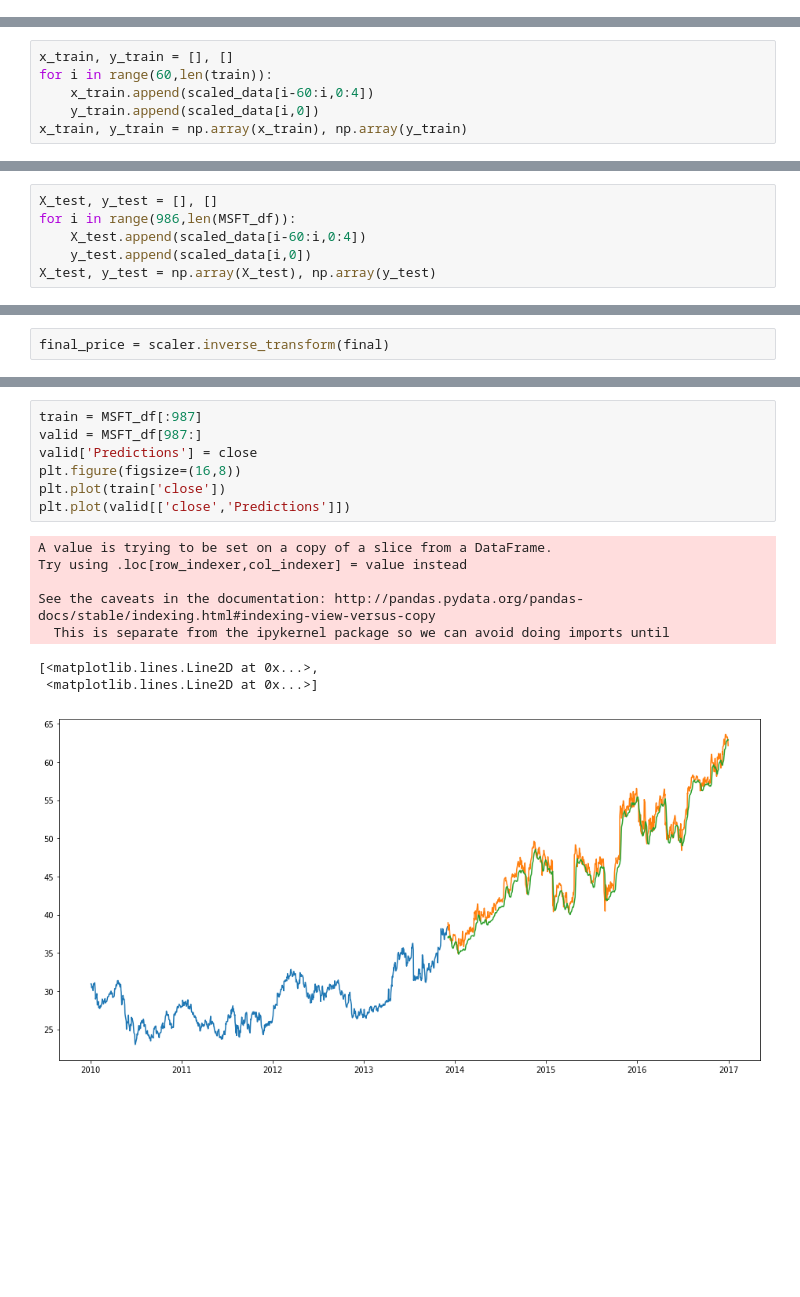
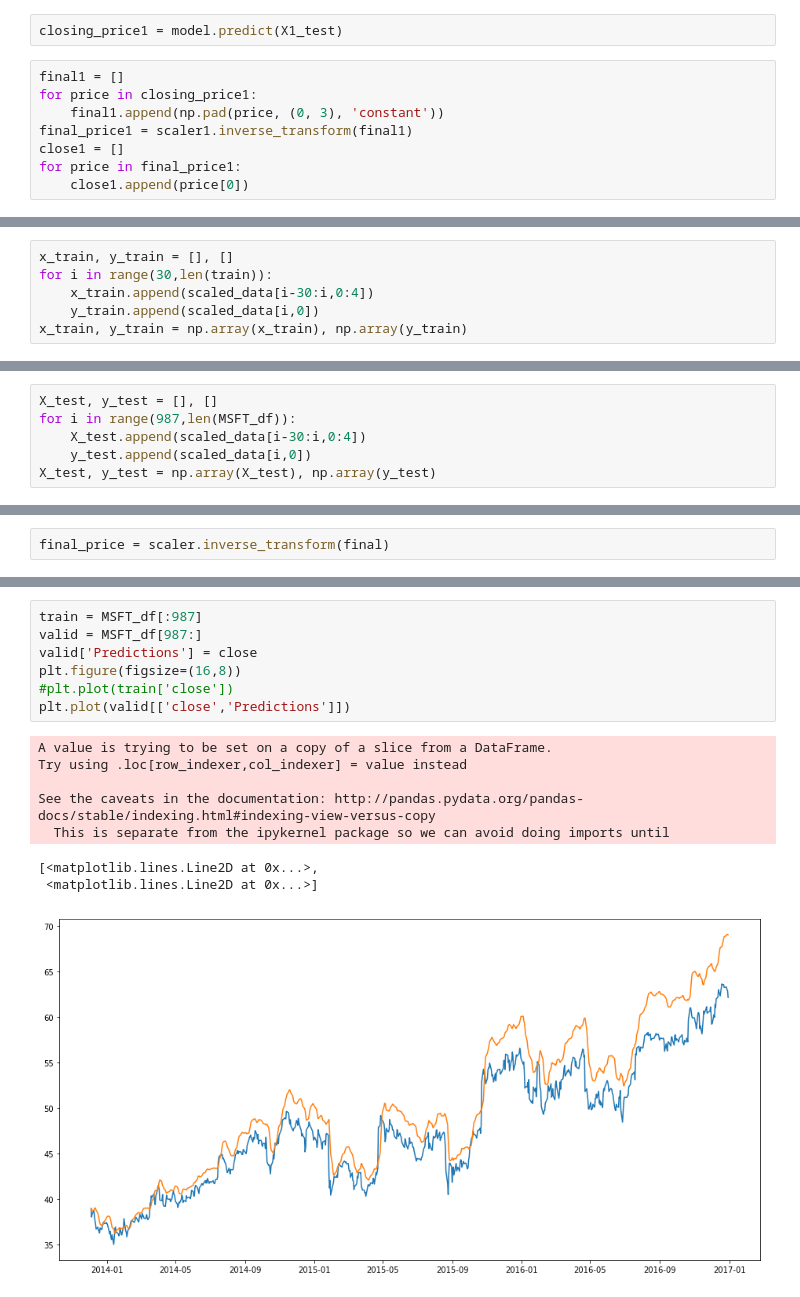
Before and after one commit to kreitlerj/Smart-Stocks, a Jupyter notebook: ML/stock_ML.ipynb, the cells around one changed output, grey strips where cells are left out. Cells and saved outputs as stored; diff of their text form; blank space fills up the shorter version.

Commit message:
ML models

```diff
--- a/ML/stock_ML.ipynb
+++ b/ML/stock_ML.ipynb
@@ -27,0 +84,10 @@ Index(['SYMC', 'IFF', 'ILMN', 'INTC', 'INTU', 'IP', 'IPG', 'IR', 'IRM', 'IDXX',
+# %%
+closing_price1 = model.predict(X1_test)
+# %%
+final1 = []
+for price in closing_price1:
+    final1.append(np.pad(price, (0, 3), 'constant'))
+final_price1 = scaler1.inverse_transform(final1)
+close1 = []
+for price in final_price1:
+    close1.append(price[0])
@@ -92,8 +169,8 @@ scaler = MinMaxScaler(feature_range=(0, 1))
 scaled_data = scaler.fit_transform(dataset)
 # %%
 x_train, y_train = [], []
-for i in range(60,len(train)):
-    x_train.append(scaled_data[i-60:i,0:4])
+for i in range(30,len(train)):
+    x_train.append(scaled_data[i-30:i,0:4])
     y_train.append(scaled_data[i,0])
 x_train, y_train = np.array(x_train), np.array(y_train)
 # %%
@@ -117,8 +199,8 @@ Epoch 1/1
 <keras.callbacks.History at 0x...>
 # %%
 X_test, y_test = [], []
-for i in range(986,len(MSFT_df)):
-    X_test.append(scaled_data[i-60:i,0:4])
+for i in range(987,len(MSFT_df)):
+    X_test.append(scaled_data[i-30:i,0:4])
     y_test.append(scaled_data[i,0])
 X_test, y_test = np.array(X_test), np.array(y_test)
 # %%
@@ -178,16 +222,16 @@ close
 # %%
 train = MSFT_df[:987]
 valid = MSFT_df[987:]
 valid['Predictions'] = close
 plt.figure(figsize=(16,8))
-plt.plot(train['close'])
+#plt.plot(train['close'])
 plt.plot(valid[['close','Predictions']])
 # %% [output]
 A value is trying to be set on a copy of a slice from a DataFrame.
 Try using .loc[row_indexer,col_indexer] = value instead
 
 See the caveats in the documentation: http://pandas.pydata.org/pandas-docs/stable/indexing.html#indexing-view-versus-copy
   This is separate from the ipykernel package so we can avoid doing imports until
 [<matplotlib.lines.Line2D at 0x...>,
  <matplotlib.lines.Line2D at 0x...>]
-[figure, old version]
+[figure, new version]
```
Also changed, not shown: parts of 20 cells of this notebook, 4 other files.
